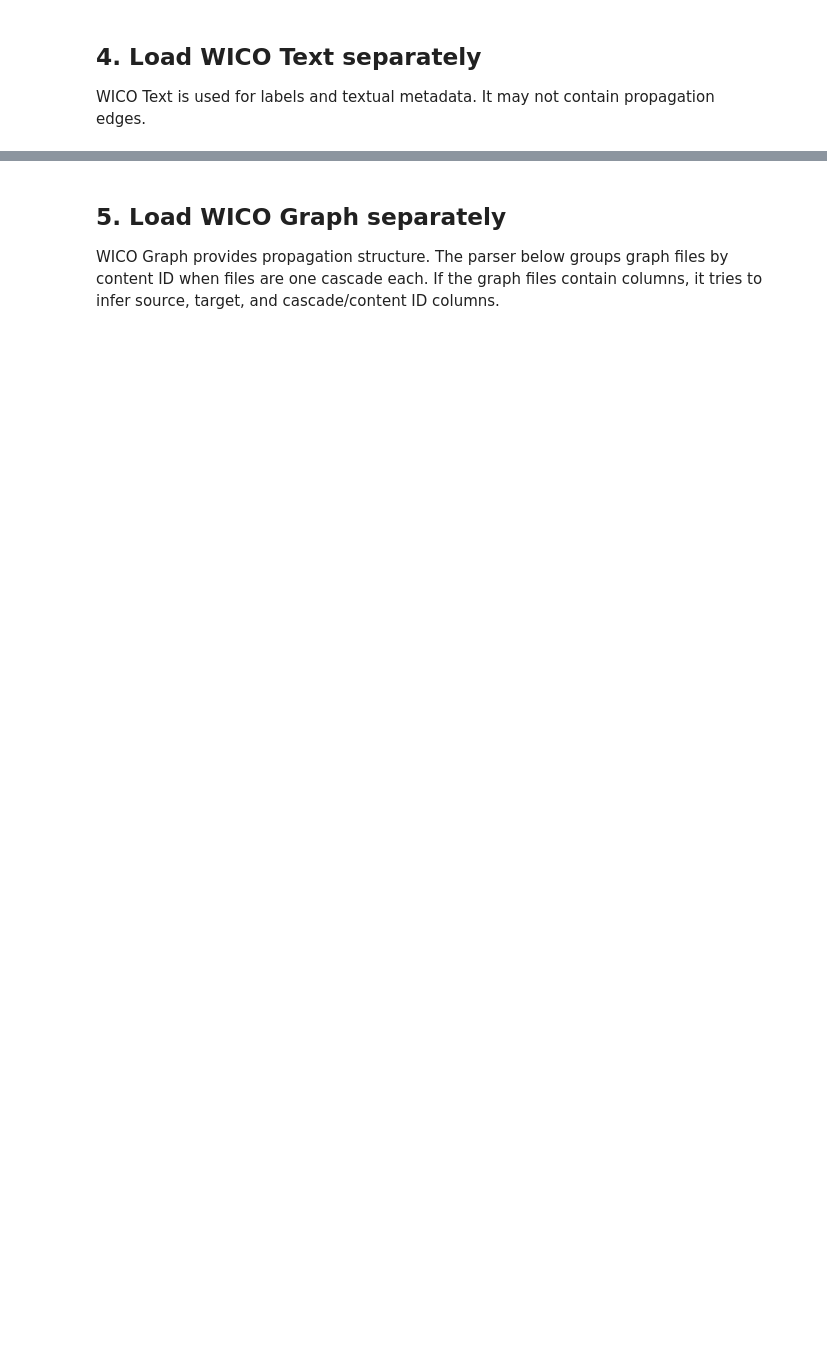
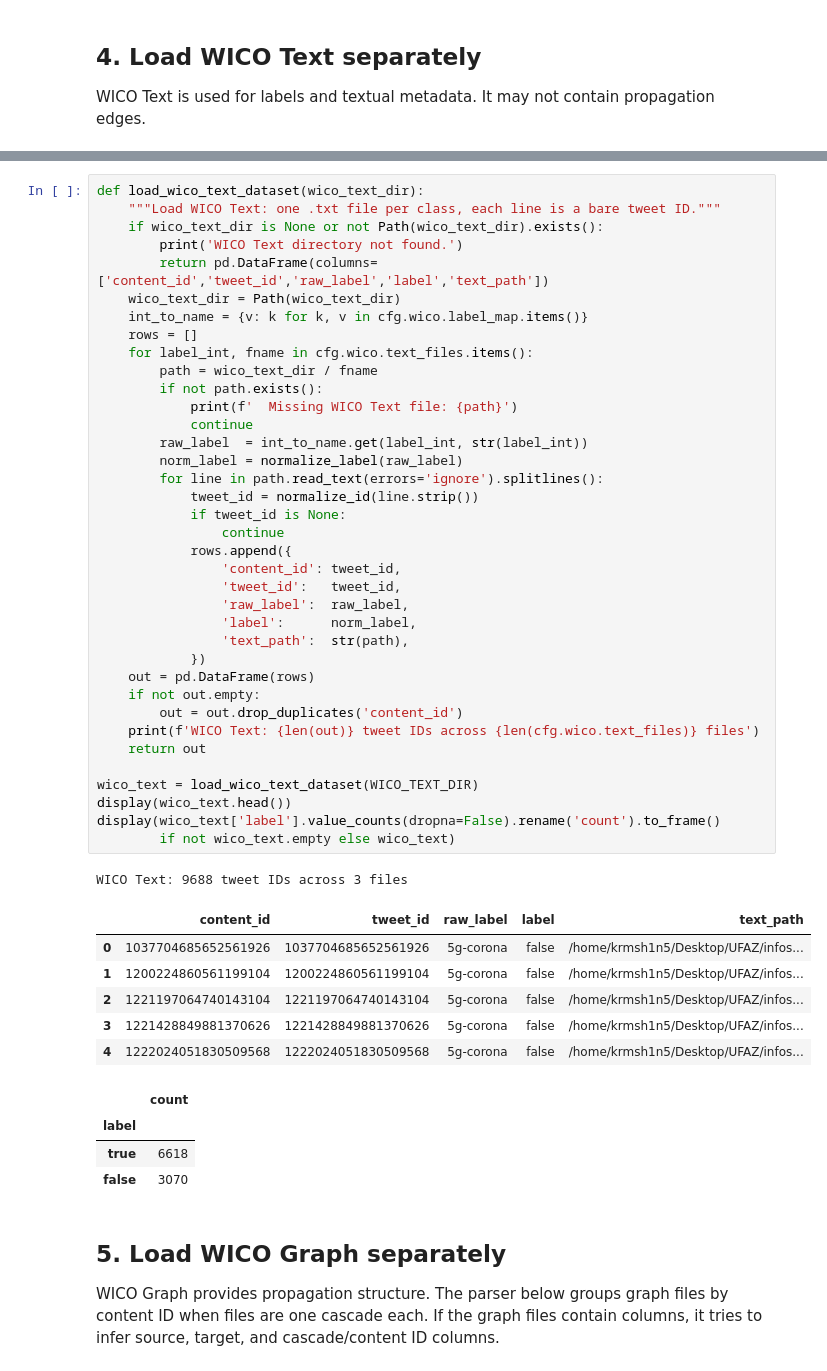
Before and after one commit to Krmsh1n5/infoshield, a Jupyter notebook: explore_data.ipynb, the cells around one changed output, grey strips where cells are left out. Saved outputs shown, nothing was run; the diff lists cells and outputs as text; blank space fills up the shorter version.

```diff
--- a/explore_data.ipynb
+++ b/explore_data.ipynb
@@ -428,3 +506,52 @@ WICO Text: 9688 tweet IDs across 3 files
+# %%
+def load_wico_text_dataset(wico_text_dir):
+    """Load WICO Text: one .txt file per class, each line is a bare tweet ID."""
+    if wico_text_dir is None or not Path(wico_text_dir).exists():
+        print('WICO Text directory not found.')
+        return pd.DataFrame(columns=['content_id','tweet_id','raw_label','label','text_path'])
+    wico_text_dir = Path(wico_text_dir)
+    int_to_name = {v: k for k, v in cfg.wico.label_map.items()}
+    rows = []
+    for label_int, fname in cfg.wico.text_files.items():
+        path = wico_text_dir / fname
+        if not path.exists():
+            print(f'  Missing WICO Text file: {path}')
+            continue
+        raw_label  = int_to_name.get(label_int, str(label_int))
+        norm_label = normalize_label(raw_label)
+        for line in path.read_text(errors='ignore').splitlines():
+            tweet_id = normalize_id(line.strip())
+            if tweet_id is None:
+                continue
+            rows.append({
+                'content_id': tweet_id,
+                'tweet_id':   tweet_id,
+                'raw_label':  raw_label,
+                'label':      norm_label,
+                'text_path':  str(path),
+            })
+    out = pd.DataFrame(rows)
+    if not out.empty:
+        out = out.drop_duplicates('content_id')
+    print(f'WICO Text: {len(out)} tweet IDs across {len(cfg.wico.text_files)} files')
+    return out
+
+wico_text = load_wico_text_dataset(WICO_TEXT_DIR)
+display(wico_text.head())
+display(wico_text['label'].value_counts(dropna=False).rename('count').to_frame()
+        if not wico_text.empty else wico_text)
+# %% [output]
+WICO Text: 9688 tweet IDs across 3 files
+|  | content_id | tweet_id | raw_label | label | text_path |
+| 0 | 1037704685652561926 | 1037704685652561926 | 5g-corona | false | /home/krmsh1n5/Desktop/UFAZ/infos... |
+| 1 | 1200224860561199104 | 1200224860561199104 | 5g-corona | false | /home/krmsh1n5/Desktop/UFAZ/infos... |
+| 2 | 1221197064740143104 | 1221197064740143104 | 5g-corona | false | /home/krmsh1n5/Desktop/UFAZ/infos... |
+| 3 | 1221428849881370626 | 1221428849881370626 | 5g-corona | false | /home/krmsh1n5/Desktop/UFAZ/infos... |
+| 4 | 1222024051830509568 | 1222024051830509568 | 5g-corona | false | /home/krmsh1n5/Desktop/UFAZ/infos... |
+|  | count |
+| label |  |
+| true | 6618 |
+| false | 3070 |
 # %% [markdown]
 ## 5. Load WICO Graph separately
 
```
Also changed, not shown: parts of 25 cells of this notebook, 27 other files.
